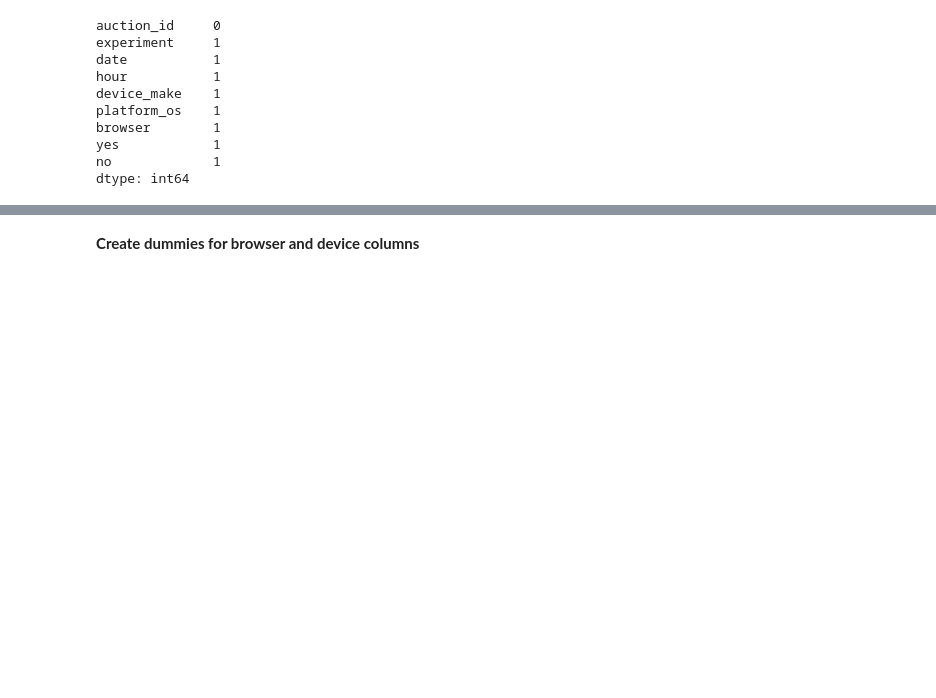
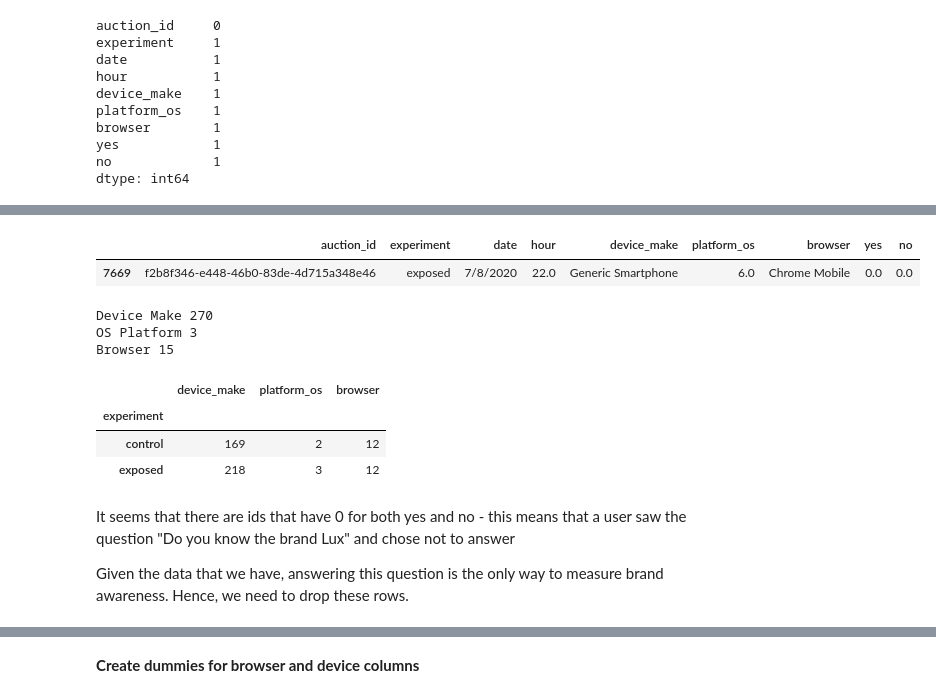
Before and after one commit to katenjoki/A-B_Hypothesis-Testing, a Jupyter notebook: notebooks/abtest_ml.ipynb, the cells around one changed output, grey strips where cells are left out. Drawn from its saved outputs; the diff is of its cells as text; code cells hidden in the pictures; blank space fills up the shorter version.

```diff
--- a/notebooks/abtest_ml.ipynb
+++ b/notebooks/abtest_ml.ipynb
@@ -59,0 +122,24 @@ data=data.drop([8077])
+# %%
+data.sample()
+# %% [output]
+|  | auction_id | experiment | date | hour | device_make | platform_os | browser | yes | no |
+| 7669 | f2b8f346-e448-46b0-83de-4d715a348e46 | exposed | 7/8/2020 | 22.0 | Generic Smartphone | 6.0 | Chrome Mobile | 0.0 | 0.0 |
+# %%
+print('Device Make', data.device_make.nunique())
+print('OS Platform',data.platform_os.nunique())
+print('Browser',data.browser.nunique())
+# %% [output]
+Device Make 270
+OS Platform 3
+Browser 15
+# %%
+data.groupby('experiment').agg({'device_make':'nunique','platform_os':'nunique','browser':'nunique'})
+# %% [output]
+|  | device_make | platform_os | browser |
+| experiment |  |  |  |
+| control | 169 | 2 | 12 |
+| exposed | 218 | 3 | 12 |
+# %% [markdown]
+It seems that there are ids that have 0 for both yes and no - this means that a user saw the question "Do you know the brand Lux" and chose not to answer
+
+Given the data that we have, answering this question is the only way to measure brand awareness. Hence, we need to drop these rows.
```
Also changed, not shown: parts of 42 cells of this notebook, 2 other files.
